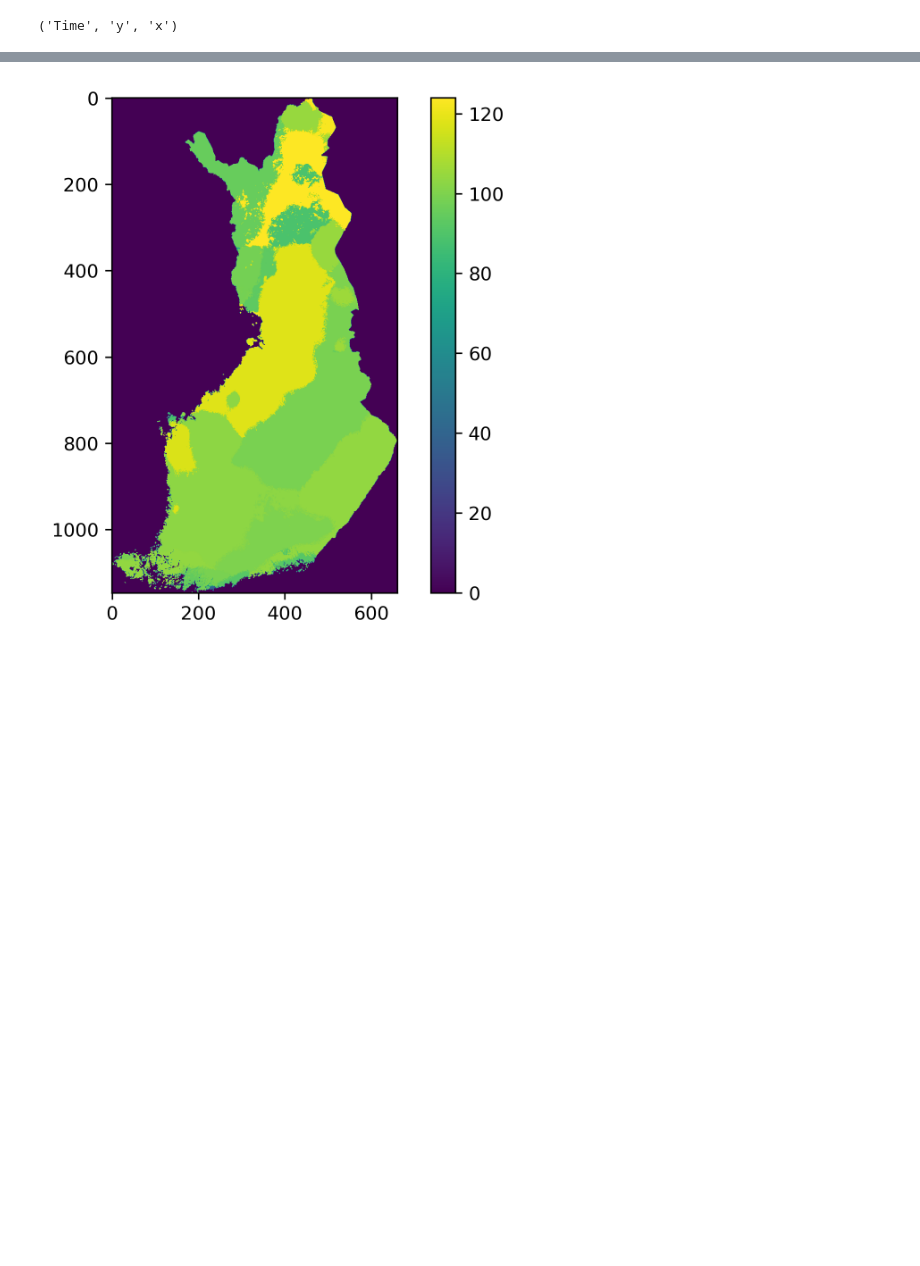
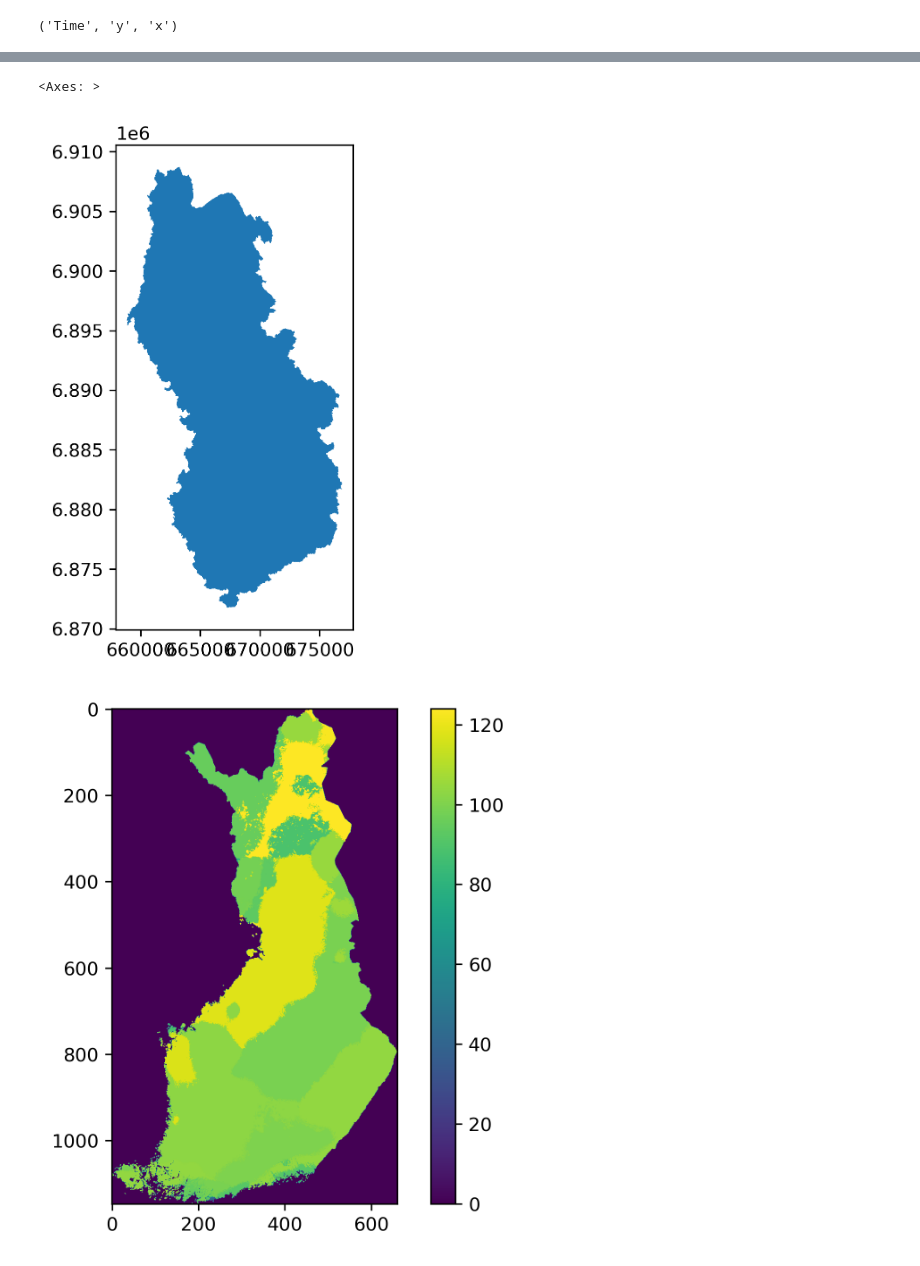
Before and after one commit to iiroseppa/CAMELS-FI, a Jupyter notebook: data/climate_extractor.ipynb, the cells around one changed output, grey strips where cells are left out. Drawn from its saved outputs; the diff is of its cells as text; code cells hidden in the pictures; blank space fills up the shorter version.

```diff
--- a/data/climate_extractor.ipynb
+++ b/data/climate_extractor.ipynb
@@ -71,3 +184,8 @@ Coordinates:
+# %%
+watershed.plot()
+# %% [output]
+<Axes: >
+[figure, added]
 # %%
 im = plt.imshow(data_array.argmax('Time'))
 cbar = plt.colorbar(im)
```
Also changed, not shown: parts of 16 cells of this notebook, 2 other files.
